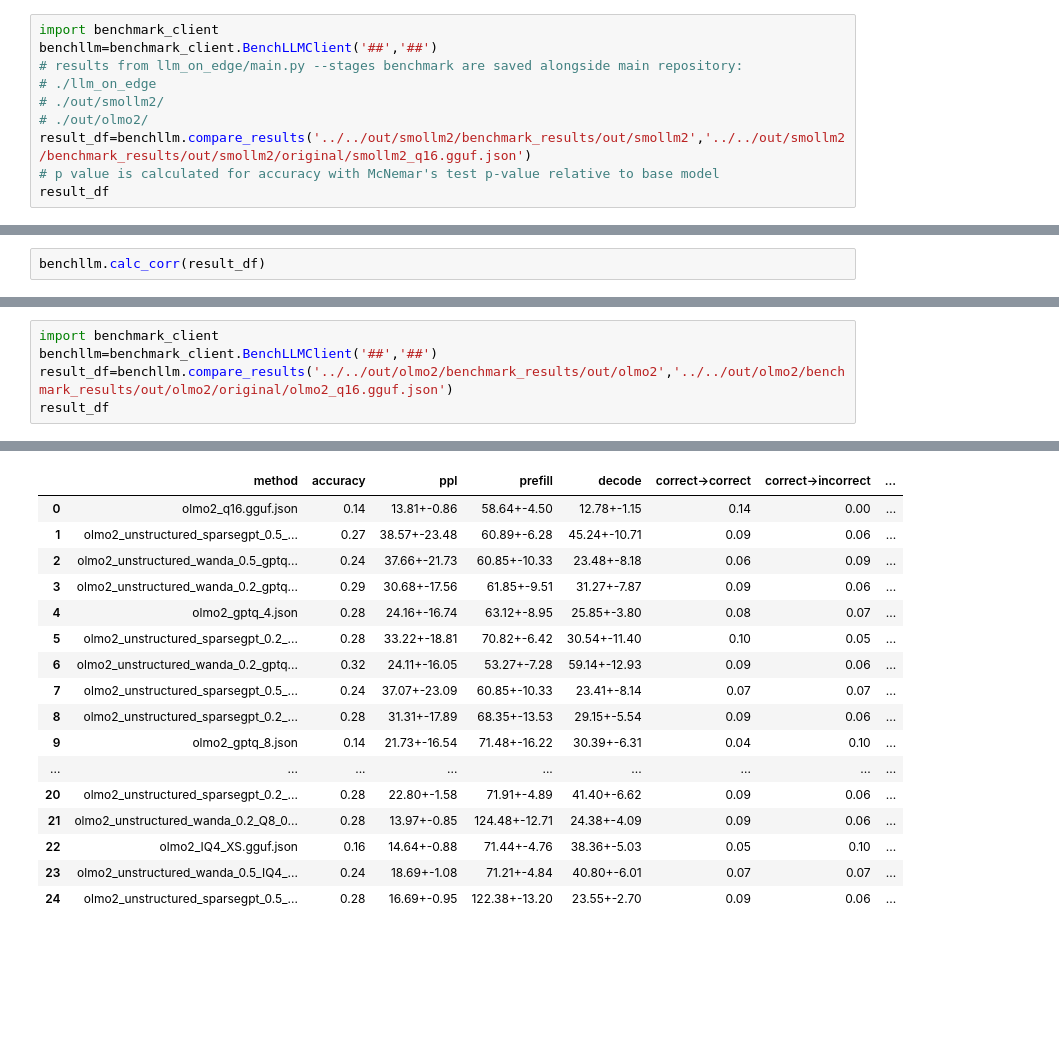
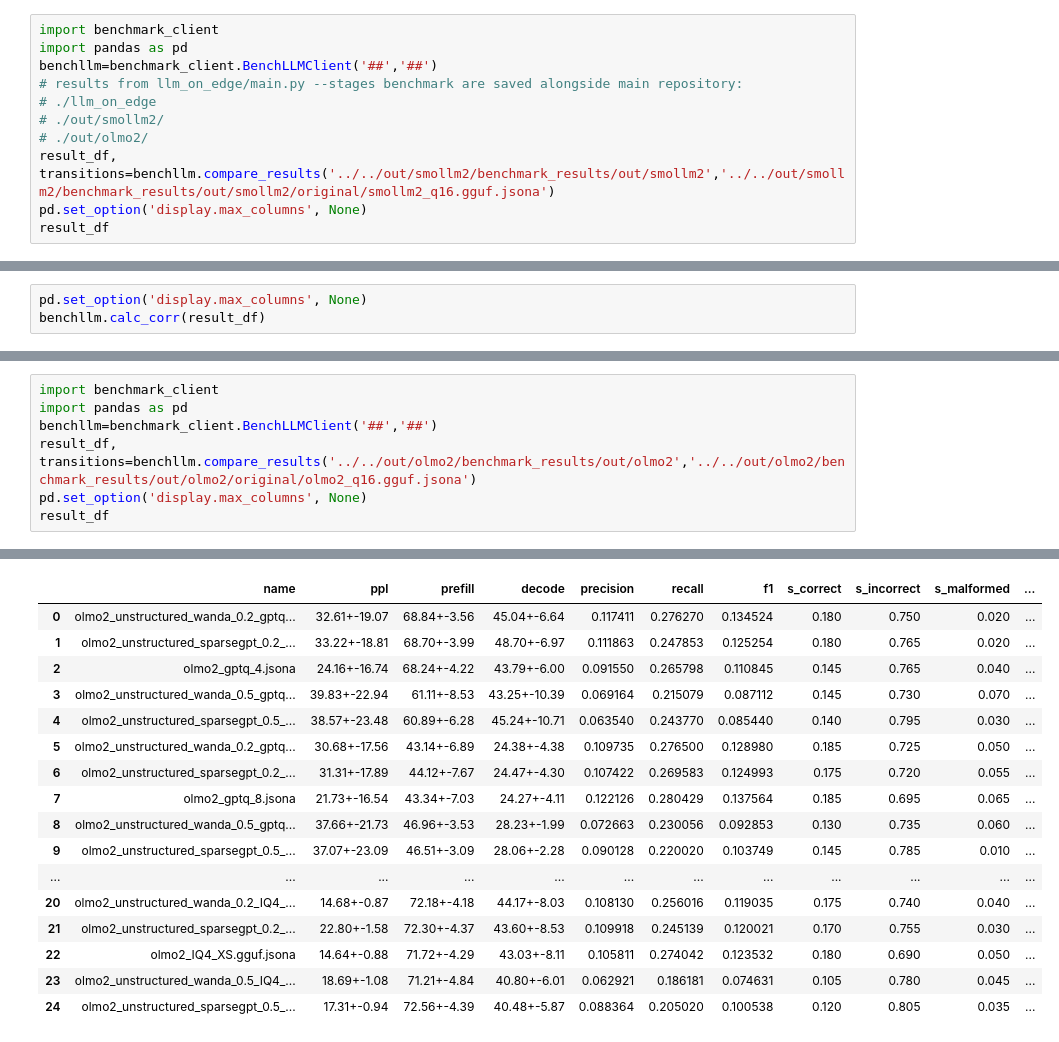
Before and after one commit to YouOnlyLive1ce/llm_on_edge, a Jupyter notebook: benchmark/visualize_results.ipynb, the cells around one changed output, grey strips where cells are left out. Drawn from its saved outputs; the diff is of its cells as text; blank space fills up the shorter version.

Commit message:
olmo2 instruct experiments, more analysis

```diff
--- a/benchmark/visualize_results.ipynb
+++ b/benchmark/visualize_results.ipynb
@@ -1,11 +1,12 @@
 # %%
 import benchmark_client
+import pandas as pd
 benchllm=benchmark_client.BenchLLMClient('##','##')
 # results from llm_on_edge/main.py --stages benchmark are saved alongside main repository:
 # ./llm_on_edge
 # ./out/smollm2/
 # ./out/olmo2/
-result_df=benchllm.compare_results('../../out/smollm2/benchmark_results/out/smollm2','../../out/smollm2/benchmark_results/out/smollm2/original/smollm2_q16.gguf.json')
-# p value is calculated for accuracy with McNemar's test p-value relative to base model
+result_df, transitions=benchllm.compare_results('../../out/smollm2/benchmark_results/out/smollm2','../../out/smollm2/benchmark_results/out/smollm2/original/smollm2_q16.gguf.jsona')
+pd.set_option('display.max_columns', None)
 result_df
 # %% [output]
@@ -37,3 +66,4 @@ result_df
 # %%
+pd.set_option('display.max_columns', None)
 benchllm.calc_corr(result_df)
 # %% [output]
@@ -51,6 +122,8 @@ benchllm.calc_corr(result_df)
 # %%
 import benchmark_client
+import pandas as pd
 benchllm=benchmark_client.BenchLLMClient('##','##')
-result_df=benchllm.compare_results('../../out/olmo2/benchmark_results/out/olmo2','../../out/olmo2/benchmark_results/out/olmo2/original/olmo2_q16.gguf.json')
+result_df, transitions=benchllm.compare_results('../../out/olmo2/benchmark_results/out/olmo2','../../out/olmo2/benchmark_results/out/olmo2/original/olmo2_q16.gguf.jsona')
+pd.set_option('display.max_columns', None)
 result_df
 # %% [output]
@@ -65,17 +146,17 @@ result_df
-|  | method | accuracy | ppl | prefill | decode | correct->correct | correct->incorrect | ... |
-| 0 | olmo2_q16.gguf.json | 0.14 | 13.81+-0.86 | 58.64+-4.50 | 12.78+-1.15 | 0.14 | 0.00 | ... |
-| 1 | olmo2_unstructured_sparsegpt_0.5_... | 0.27 | 38.57+-23.48 | 60.89+-6.28 | 45.24+-10.71 | 0.09 | 0.06 | ... |
-| 2 | olmo2_unstructured_wanda_0.5_gptq... | 0.24 | 37.66+-21.73 | 60.85+-10.33 | 23.48+-8.18 | 0.06 | 0.09 | ... |
-| 3 | olmo2_unstructured_wanda_0.2_gptq... | 0.29 | 30.68+-17.56 | 61.85+-9.51 | 31.27+-7.87 | 0.09 | 0.06 | ... |
-| 4 | olmo2_gptq_4.json | 0.28 | 24.16+-16.74 | 63.12+-8.95 | 25.85+-3.80 | 0.08 | 0.07 | ... |
-| 5 | olmo2_unstructured_sparsegpt_0.2_... | 0.28 | 33.22+-18.81 | 70.82+-6.42 | 30.54+-11.40 | 0.10 | 0.05 | ... |
-| 6 | olmo2_unstructured_wanda_0.2_gptq... | 0.32 | 24.11+-16.05 | 53.27+-7.28 | 59.14+-12.93 | 0.09 | 0.06 | ... |
-| 7 | olmo2_unstructured_sparsegpt_0.5_... | 0.24 | 37.07+-23.09 | 60.85+-10.33 | 23.41+-8.14 | 0.07 | 0.07 | ... |
-| 8 | olmo2_unstructured_sparsegpt_0.2_... | 0.28 | 31.31+-17.89 | 68.35+-13.53 | 29.15+-5.54 | 0.09 | 0.06 | ... |
-| 9 | olmo2_gptq_8.json | 0.14 | 21.73+-16.54 | 71.48+-16.22 | 30.39+-6.31 | 0.04 | 0.10 | ... |
-| ... | ... | ... | ... | ... | ... | ... | ... | ... |
-| 20 | olmo2_unstructured_sparsegpt_0.2_... | 0.28 | 22.80+-1.58 | 71.91+-4.89 | 41.40+-6.62 | 0.09 | 0.06 | ... |
-| 21 | olmo2_unstructured_wanda_0.2_Q8_0... | 0.28 | 13.97+-0.85 | 124.48+-12.71 | 24.38+-4.09 | 0.09 | 0.06 | ... |
-| 22 | olmo2_IQ4_XS.gguf.json | 0.16 | 14.64+-0.88 | 71.44+-4.76 | 38.36+-5.03 | 0.05 | 0.10 | ... |
-| 23 | olmo2_unstructured_wanda_0.5_IQ4_... | 0.24 | 18.69+-1.08 | 71.21+-4.84 | 40.80+-6.01 | 0.07 | 0.07 | ... |
-| 24 | olmo2_unstructured_sparsegpt_0.5_... | 0.28 | 16.69+-0.95 | 122.38+-13.20 | 23.55+-2.70 | 0.09 | 0.06 | ... |
+|  | name | ppl | prefill | decode | precision | recall | f1 | s_correct | s_incorrect | s_malformed | ... |
+| 0 | olmo2_unstructured_wanda_0.2_gptq... | 32.61+-19.07 | 68.84+-3.56 | 45.04+-6.64 | 0.117411 | 0.276270 | 0.134524 | 0.180 | 0.750 | 0.020 | ... |
+| 1 | olmo2_unstructured_sparsegpt_0.2_... | 33.22+-18.81 | 68.70+-3.99 | 48.70+-6.97 | 0.111863 | 0.247853 | 0.125254 | 0.180 | 0.765 | 0.020 | ... |
+| 2 | olmo2_gptq_4.jsona | 24.16+-16.74 | 68.24+-4.22 | 43.79+-6.00 | 0.091550 | 0.265798 | 0.110845 | 0.145 | 0.765 | 0.040 | ... |
+| 3 | olmo2_unstructured_wanda_0.5_gptq... | 39.83+-22.94 | 61.11+-8.53 | 43.25+-10.39 | 0.069164 | 0.215079 | 0.087112 | 0.145 | 0.730 | 0.070 | ... |
+| 4 | olmo2_unstructured_sparsegpt_0.5_... | 38.57+-23.48 | 60.89+-6.28 | 45.24+-10.71 | 0.063540 | 0.243770 | 0.085440 | 0.140 | 0.795 | 0.030 | ... |
+| 5 | olmo2_unstructured_wanda_0.2_gptq... | 30.68+-17.56 | 43.14+-6.89 | 24.38+-4.38 | 0.109735 | 0.276500 | 0.128980 | 0.185 | 0.725 | 0.050 | ... |
+| 6 | olmo2_unstructured_sparsegpt_0.2_... | 31.31+-17.89 | 44.12+-7.67 | 24.47+-4.30 | 0.107422 | 0.269583 | 0.124993 | 0.175 | 0.720 | 0.055 | ... |
+| 7 | olmo2_gptq_8.jsona | 21.73+-16.54 | 43.34+-7.03 | 24.27+-4.11 | 0.122126 | 0.280429 | 0.137564 | 0.185 | 0.695 | 0.065 | ... |
+| 8 | olmo2_unstructured_wanda_0.5_gptq... | 37.66+-21.73 | 46.96+-3.53 | 28.23+-1.99 | 0.072663 | 0.230056 | 0.092853 | 0.130 | 0.735 | 0.060 | ... |
+| 9 | olmo2_unstructured_sparsegpt_0.5_... | 37.07+-23.09 | 46.51+-3.09 | 28.06+-2.28 | 0.090128 | 0.220020 | 0.103749 | 0.145 | 0.785 | 0.010 | ... |
+| ... | ... | ... | ... | ... | ... | ... | ... | ... | ... | ... | ... |
+| 20 | olmo2_unstructured_wanda_0.2_IQ4_... | 14.68+-0.87 | 72.18+-4.18 | 44.17+-8.03 | 0.108130 | 0.256016 | 0.119035 | 0.175 | 0.740 | 0.040 | ... |
+| 21 | olmo2_unstructured_sparsegpt_0.2_... | 22.80+-1.58 | 72.30+-4.37 | 43.60+-8.53 | 0.109918 | 0.245139 | 0.120021 | 0.170 | 0.755 | 0.030 | ... |
+| 22 | olmo2_IQ4_XS.gguf.jsona | 14.64+-0.88 | 71.72+-4.29 | 43.03+-8.11 | 0.105811 | 0.274042 | 0.123532 | 0.180 | 0.690 | 0.050 | ... |
+| 23 | olmo2_unstructured_wanda_0.5_IQ4_... | 18.69+-1.08 | 71.21+-4.84 | 40.80+-6.01 | 0.062921 | 0.186181 | 0.074631 | 0.105 | 0.780 | 0.045 | ... |
+| 24 | olmo2_unstructured_sparsegpt_0.5_... | 17.31+-0.94 | 72.56+-4.39 | 40.48+-5.87 | 0.088364 | 0.205020 | 0.100538 | 0.120 | 0.805 | 0.035 | ... |
```
Also changed, not shown: parts of 11 cells of this notebook, 7 other files.
